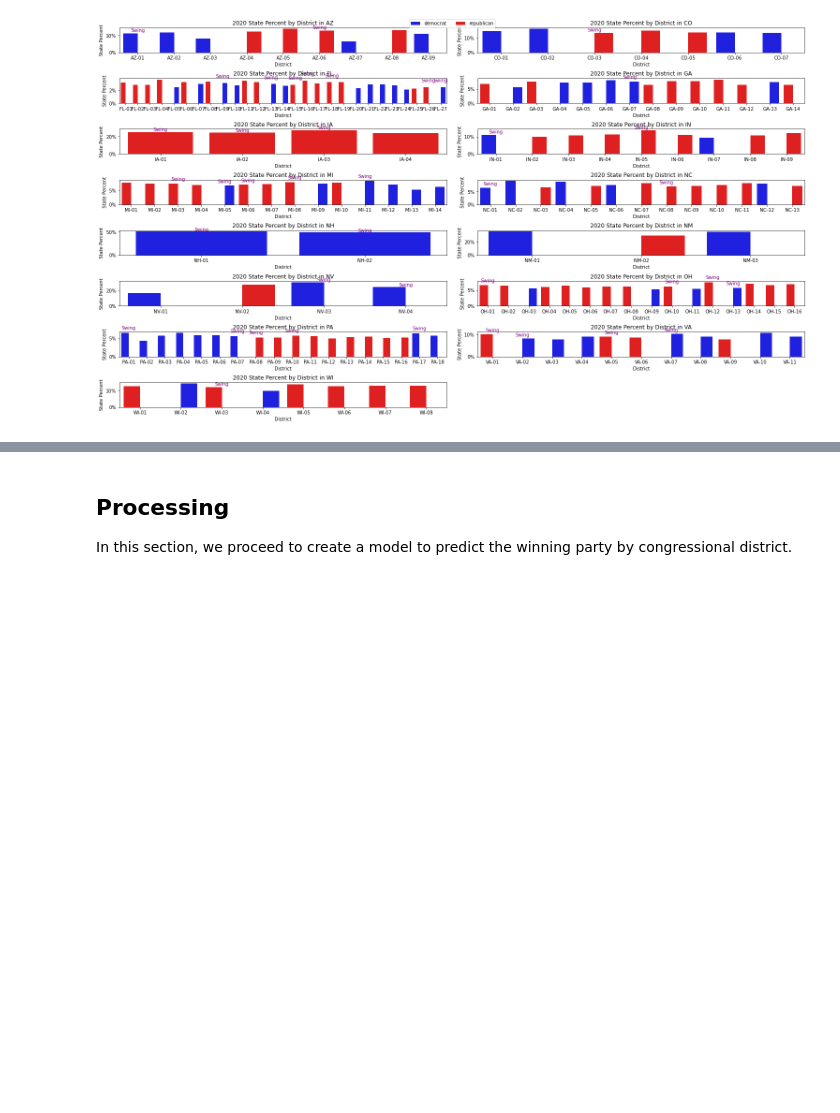
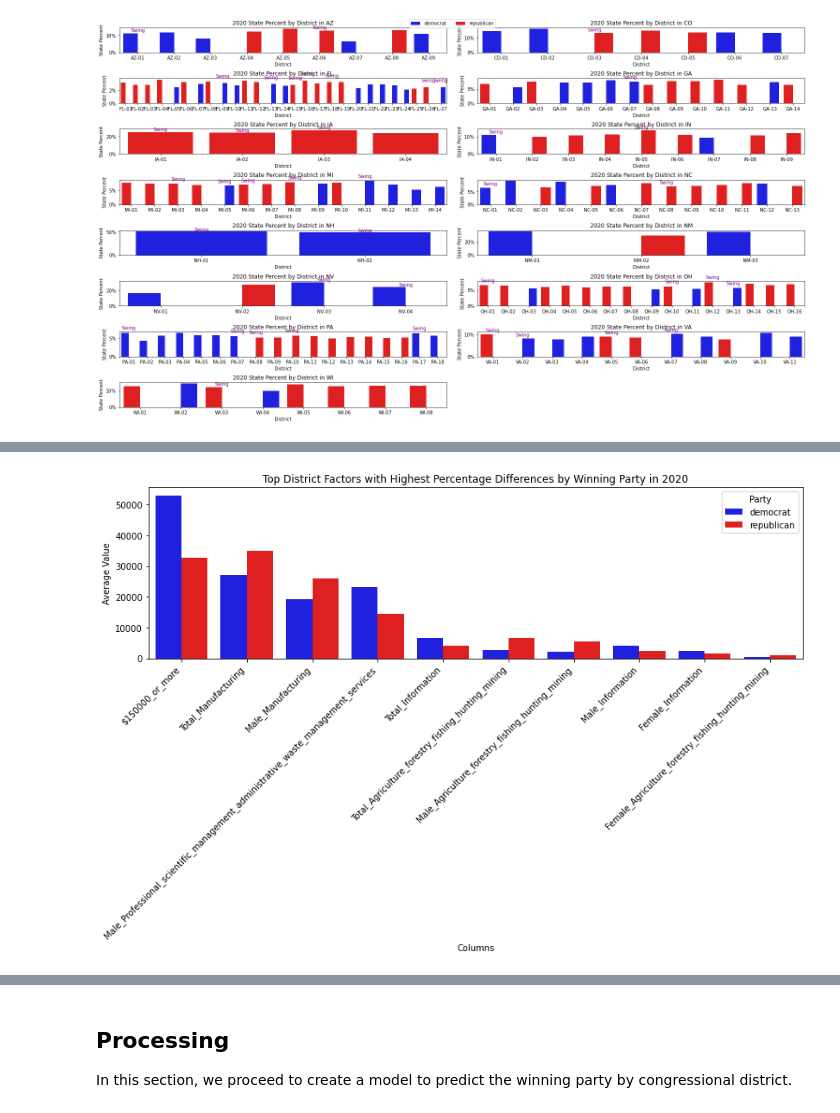
Before and after one commit to chrismiley87/capstone, a Jupyter notebook: election_data.ipynb, the cells around one changed output, grey strips where cells are left out. Saved outputs shown, nothing was run; the diff lists cells and outputs as text; code cells hidden in the pictures; blank space fills up the shorter version.

```diff
--- a/election_data.ipynb
+++ b/election_data.ipynb
@@ -1385,0 +1446,64 @@ plt.show()
+# %%
+#identify numeric columns
+political_numeric_columns = political_df.select_dtypes(include='number').columns.tolist()
+
+#columns to drop
+columns_to_drop = ['r_percent', 'd_percent', 'r_total_votes', 'd_total_votes']
+
+#filter out the columns to drop
+filtered_columns = [col for col in numeric_columns if col not in columns_to_drop]
+
+
+#group by 'winner' and calculate the mean for each numeric column
+grouped_means = political_df.groupby('winner')[filtered_columns].mean().reset_index()
+
+#group means by party
+grouped_means.set_index('winner', inplace=True)
+democrat_means = grouped_means.loc['democrat']
+republican_means = grouped_means.loc['republican']
+
+#calculate percentage difference
+percentage_diff_df = ((democrat_means - republican_means) / ((democrat_means + republican_means) / 2)) * 100
+percentage_diff_df = percentage_diff_df.reset_index()
+percentage_diff_df.columns = ['Column', 'Percentage_Difference']
+
+#select top 5 columns for each party
+top_democrat_columns = percentage_diff_df.nlargest(5, 'Percentage_Difference')
+top_republican_columns = percentage_diff_df.nsmallest(5, 'Percentage_Difference')
+
+#combine the results
+selected_columns = pd.concat([top_democrat_columns, top_republican_columns])
+
+#filter the original dataframe for these columns
+selected_columns_list = selected_columns['Column'].tolist()
+grouped_selected_df = political_df.groupby('winner')[selected_columns_list].mean().reset_index()
+
+
+#melt the dataframe for plotting
+melted_selected_df = grouped_selected_df.melt(id_vars='winner', var_name='Column', value_name='Average')
+
+#sort the melted dataframe by 'Average' value
+melted_selected_df = melted_selected_df.sort_values(by='Average', ascending=False)
+
+#define custom color palette
+custom_palette = {
+    'democrat': 'blue',
+    'republican': 'red'
+}
+
+#create bar plot with custom colors
+plt.figure(figsize=(12, 8))
+sns.barplot(data=melted_selected_df, x='Column', y='Average', hue='winner', palette=custom_palette)
+
+#customize the plot
+plt.title('Top District Factors with Highest Percentage Differences by Winning Party in 2020')
+plt.xlabel('Columns')
+plt.ylabel('Average Value')
+plt.xticks(rotation=45, ha='right')
+plt.legend(title='Party', loc='upper right')
+
+#display results
+plt.tight_layout()
+plt.show()
+# %% [output]
+[figure, added]
```
Also changed, not shown: parts of 7 cells of this notebook.
